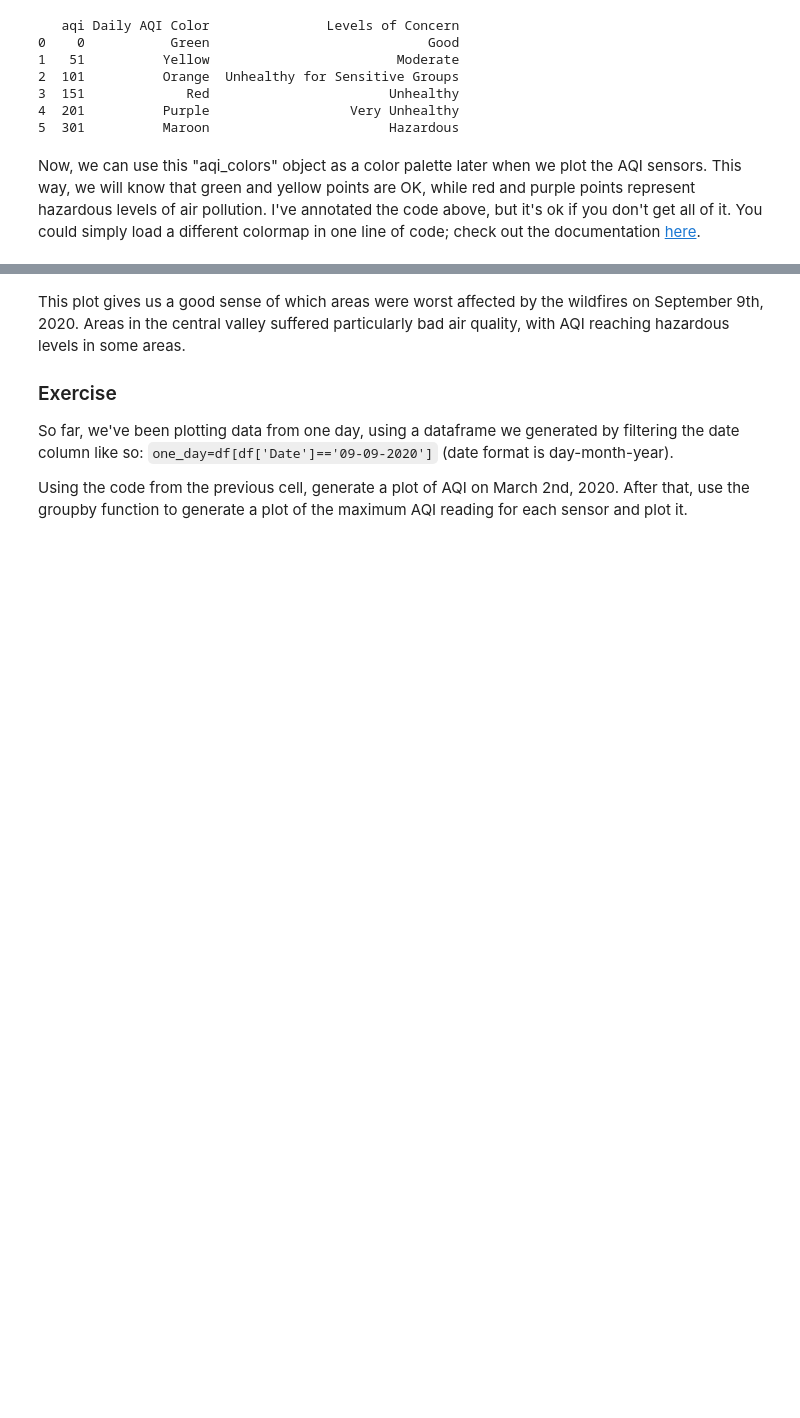
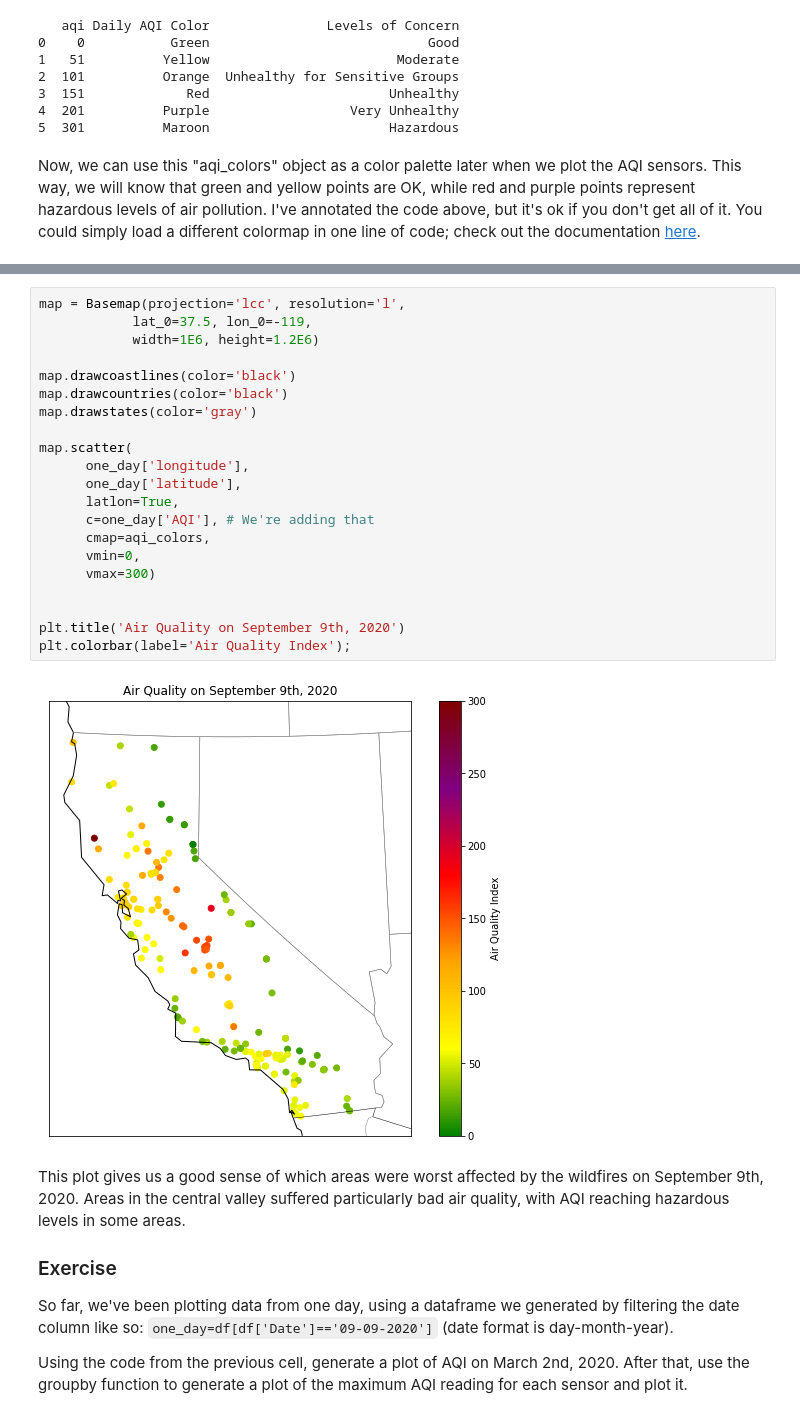
Before and after one commit to joydeneve/QM2, a Jupyter notebook: notebooks/W03. Spatial Data.ipynb, the cells around one changed output, grey strips where cells are left out. Drawn from its saved outputs; the diff is of its cells as text; blank space fills up the shorter version.

```diff
--- a/notebooks/W03. Spatial Data.ipynb
+++ b/notebooks/W03. Spatial Data.ipynb
@@ -391,3 +334,26 @@ Now, we can use this "aqi_colors" object as a color palette later when we plot t
+# %%
+map = Basemap(projection='lcc', resolution='l',
+            lat_0=37.5, lon_0=-119,
+            width=1E6, height=1.2E6)
+
+map.drawcoastlines(color='black')
+map.drawcountries(color='black')
+map.drawstates(color='gray')
+
+map.scatter(
+      one_day['longitude'],
+      one_day['latitude'],
+      latlon=True,
+      c=one_day['AQI'], # We're adding that
+      cmap=aqi_colors,
+      vmin=0,
+      vmax=300)
+
+
+plt.title('Air Quality on September 9th, 2020')
+plt.colorbar(label='Air Quality Index');
+# %% [output]
+[figure, added]
 # %% [markdown]
 This plot gives us a good sense of which areas were worst affected by the wildfires on September 9th, 2020. Areas in the central valley suffered particularly bad air quality, with AQI reaching hazardous levels in some areas.
 
```
Also changed, not shown: parts of 13 cells of this notebook.
